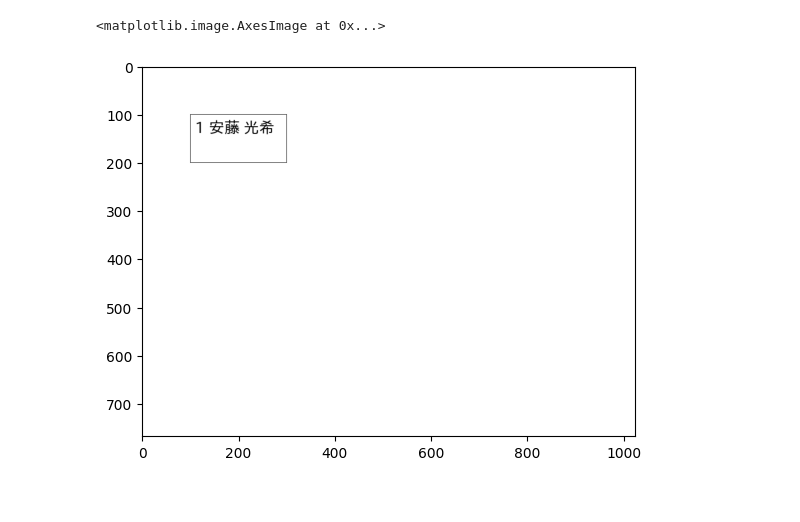
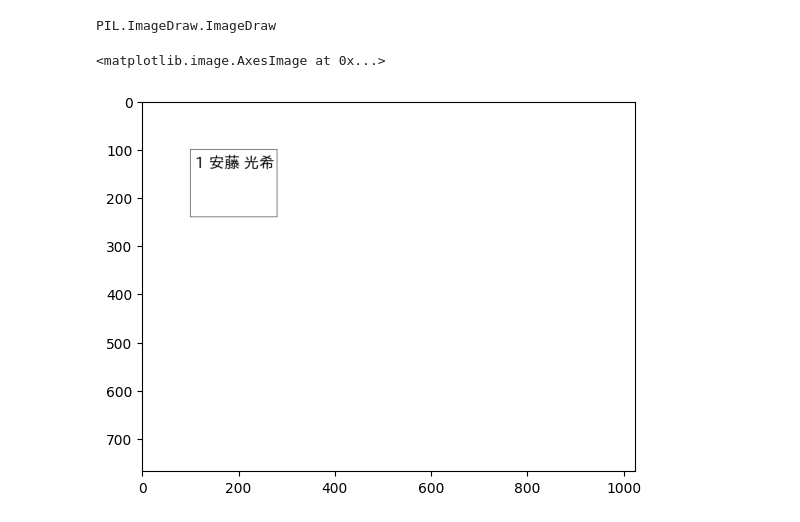
Before and after one commit to qwasium/seating-layout, a Jupyter notebook: test.ipynb, the cells around one changed output. Drawn from its saved outputs; the diff is of its cells as text; code cells hidden in the pictures.

```diff
--- a/test.ipynb
+++ b/test.ipynb
@@ -72,5 +321,11 @@ plt.imshow(img)
+# %%
+type(draw)
+# %% [output]
+PIL.ImageDraw.ImageDraw
 # %%
-def draw_name_box(number: int, name: str, kana: str, xyxy: list[int], out_color: str | tuple = "black"):
+def draw_name_box(
+        number: int, name: str, kana: str, xyxy: list[int], out_color: str | tuple = "black"
+):
     draw.rectangle(
         xyxy,
         fill=(255, 255, 255),
@@ -85,12 +340,12 @@ def draw_name_box(number: int, name: str, kana: str, xyxy: list[int], out_color:
 # %%
 draw_name_box(
     1,
     names_df.iloc[0]["name"],
     names_df.iloc[0]["kana"],
-    [100, 100, 300, 200],
+    [100, 100, 280, 240],
     out_color="black"
 )
 plt.imshow(img)
 # %% [output]
 <matplotlib.image.AxesImage at 0x...>
-[figure, old version]
+[figure, new version]
```
Also changed, not shown: parts of 30 cells of this notebook, 5 other files.
